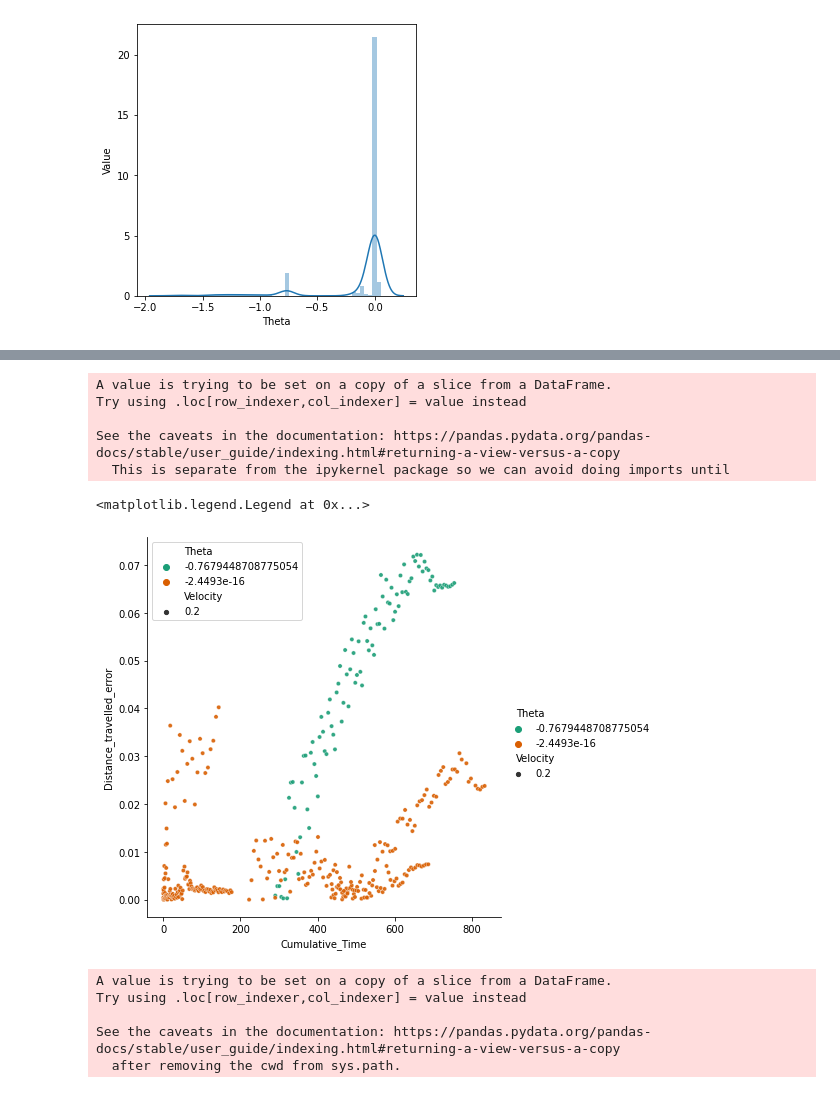
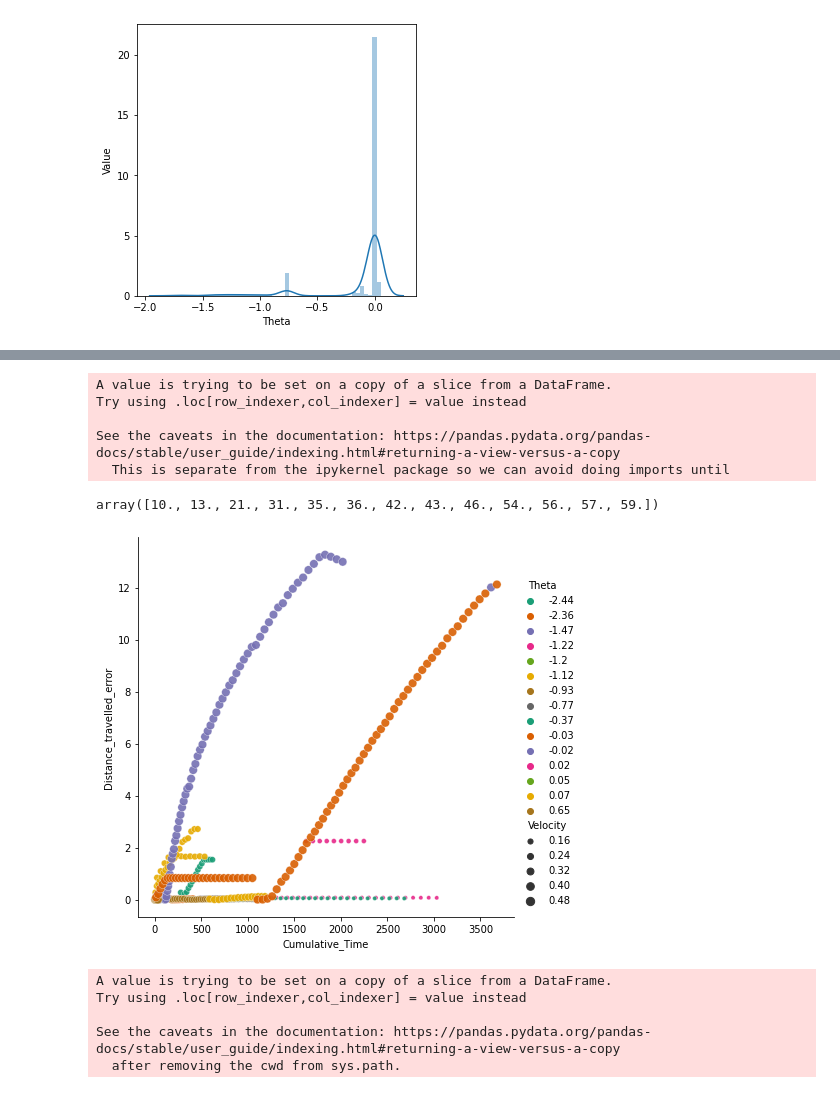
Before and after one commit to tejalvs/RobotOdometryMining, a Jupyter notebook: EDA.ipynb, the cells around one changed output, grey strips where cells are left out. Saved outputs shown, nothing was run; the diff lists cells and outputs as text; code cells hidden in the pictures.

```diff
--- a/EDA.ipynb
+++ b/EDA.ipynb
@@ -111,23 +239,23 @@ plt.show()
 # %%
 sns.color_palette("tab10")
-data_df=mobile_robot_data[mobile_robot_data['Velocity']==0.2]
-data_df['Theta']=round(data_df['Theta'],20)
+data_df=mobile_robot_data[mobile_robot_data['Velocity']>=0.1]
+data_df['Theta']=round(data_df['Theta'],2)
 data_df=data_df[data_df['Theta']!=0]
 sns.relplot(y="Distance_travelled_error", x="Cumulative_Time", hue="Theta",
              alpha=.9,palette="Dark2",size='Velocity',
-            height=6, data=data_df)
+            height=6, data=data_df.iloc[::5])
 # sns.relplot(y="Y_error", x="Cumulative_Time", hue="Velocity", size="Theta",
 #              alpha=.9, sizes=(2, 50),palette="Dark2",
 #             height=6, data=data_df)
-plt.legend(loc='upper left')
+data_df.Series_ID.unique()
 # %% [output]
 A value is trying to be set on a copy of a slice from a DataFrame.
 Try using .loc[row_indexer,col_indexer] = value instead
 
 See the caveats in the documentation: https://pandas.pydata.org/pandas-docs/stable/user_guide/indexing.html#returning-a-view-versus-a-copy
   This is separate from the ipykernel package so we can avoid doing imports until
-<matplotlib.legend.Legend at 0x...>
+array([10., 13., 21., 31., 35., 36., 42., 43., 46., 54., 56., 57., 59.])
-[figure, old version]
+[figure, new version]
 # %%
 df=mobile_robot_data[mobile_robot_data['Surface_Type']=='TILE']
 sns.color_palette("tab10")
```
Also changed, not shown: parts of 14 cells of this notebook.
